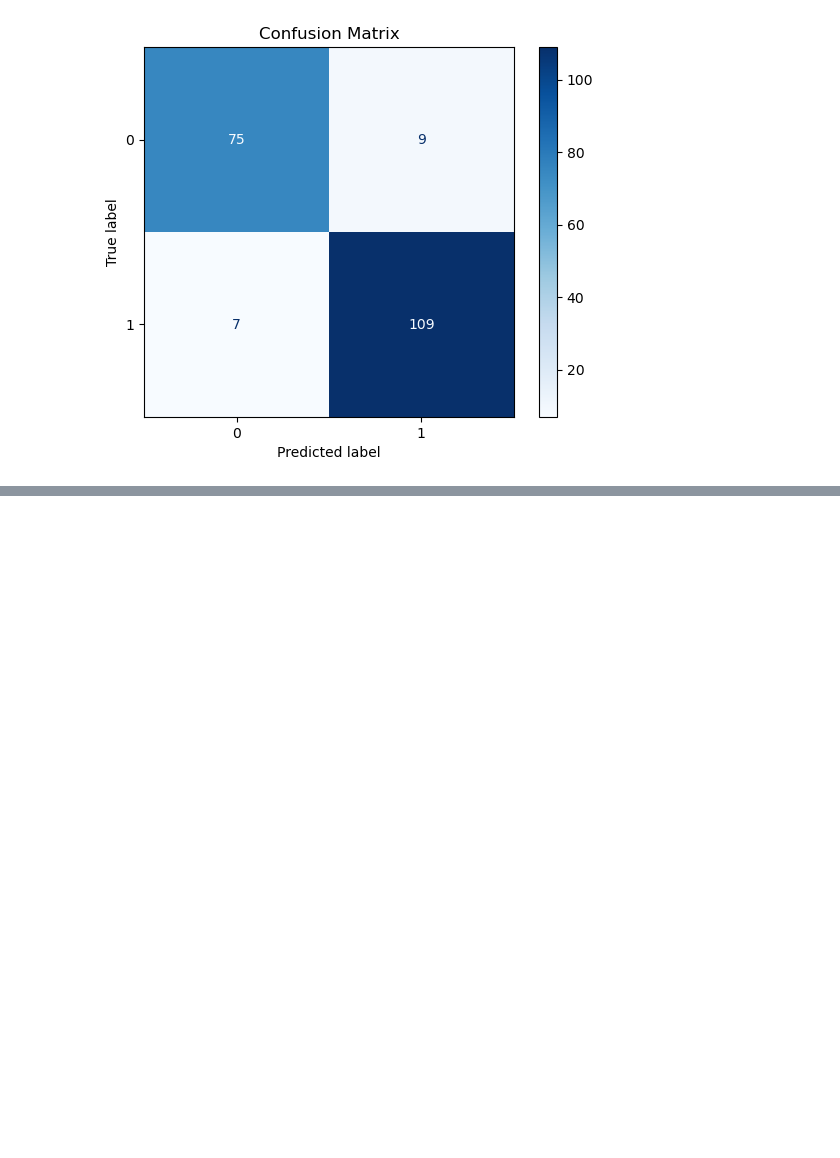
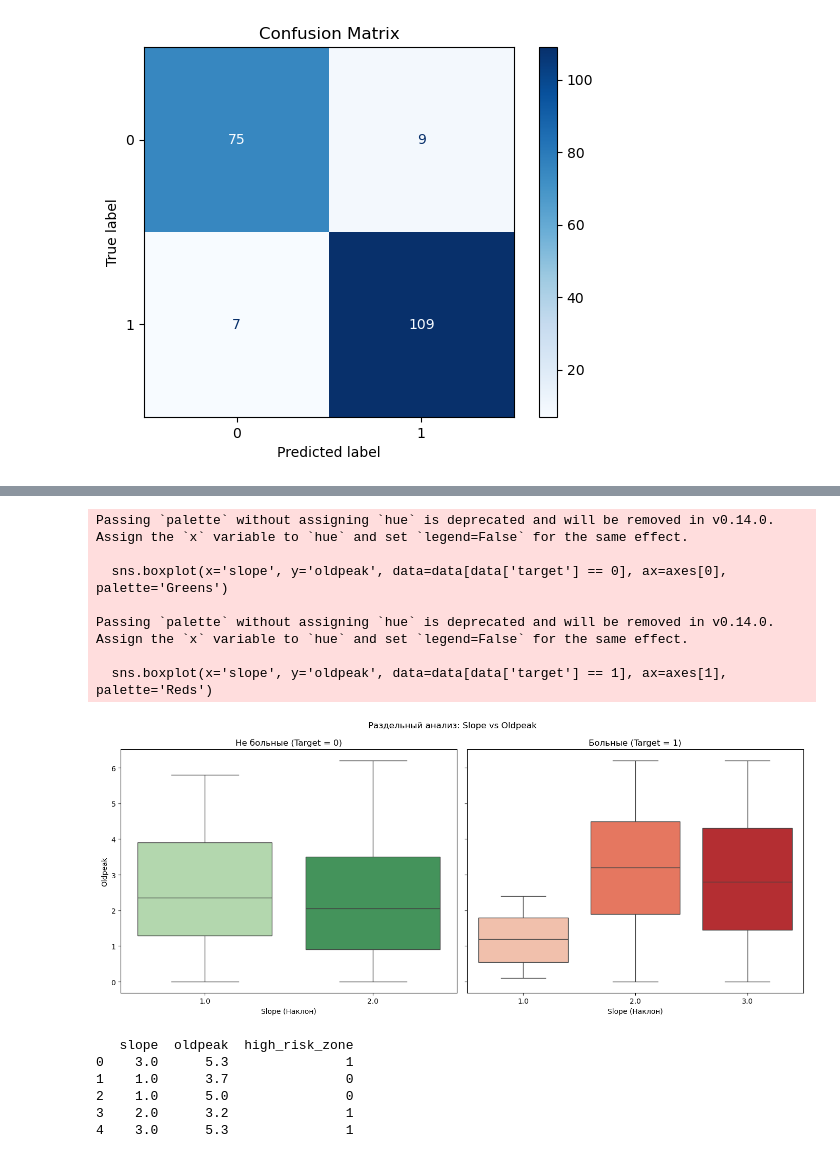
Before and after one commit to Skiner752/Intro-to-machine-learning, a Jupyter notebook: heart.ipynb, the cells around one changed output, grey strips where cells are left out. Drawn from its saved outputs; the diff is of its cells as text; code cells hidden in the pictures; blank space fills up the shorter version.

```diff
--- a/heart.ipynb
+++ b/heart.ipynb
@@ -719,0 +748,37 @@ weighted avg       0.94      0.94      0.94       200
+# %%
+fig, axes = plt.subplots(1, 2, figsize=(14, 6), sharey=True)
+
+sns.boxplot(x='slope', y='oldpeak', data=data[data['target'] == 0], ax=axes[0], palette='Greens')
+axes[0].set_title("Не больные (Target = 0)")
+axes[0].set_xlabel("Slope (Наклон)")
+axes[0].set_ylabel("Oldpeak")
+
+sns.boxplot(x='slope', y='oldpeak', data=data[data['target'] == 1], ax=axes[1], palette='Reds')
+axes[1].set_title("Больные (Target = 1)")
+axes[1].set_xlabel("Slope (Наклон)")
+axes[1].set_ylabel("")
+
+plt.suptitle("Раздельный анализ: Slope vs Oldpeak")
+plt.tight_layout()
+plt.show()
+# %% [output]
+Passing `palette` without assigning `hue` is deprecated and will be removed in v0.14.0. Assign the `x` variable to `hue` and set `legend=False` for the same effect.
+
+  sns.boxplot(x='slope', y='oldpeak', data=data[data['target'] == 0], ax=axes[0], palette='Greens')
+
+Passing `palette` without assigning `hue` is deprecated and will be removed in v0.14.0. Assign the `x` variable to `hue` and set `legend=False` for the same effect.
+
+  sns.boxplot(x='slope', y='oldpeak', data=data[data['target'] == 1], ax=axes[1], palette='Reds')
+[figure, added]
+# %%
+data['high_risk_zone'] = ((data['slope'] >= 2) & (data['oldpeak'] > 2.0)).astype(int)
+
+# Проверяем, что получилось
+print(data[['slope', 'oldpeak', 'high_risk_zone']].head())
+# %% [output]
+   slope  oldpeak  high_risk_zone
+0    3.0      5.3               1
+1    1.0      3.7               0
+2    1.0      5.0               0
+3    2.0      3.2               1
+4    3.0      5.3               1
```
Also changed, not shown: parts of 8 cells of this notebook.
